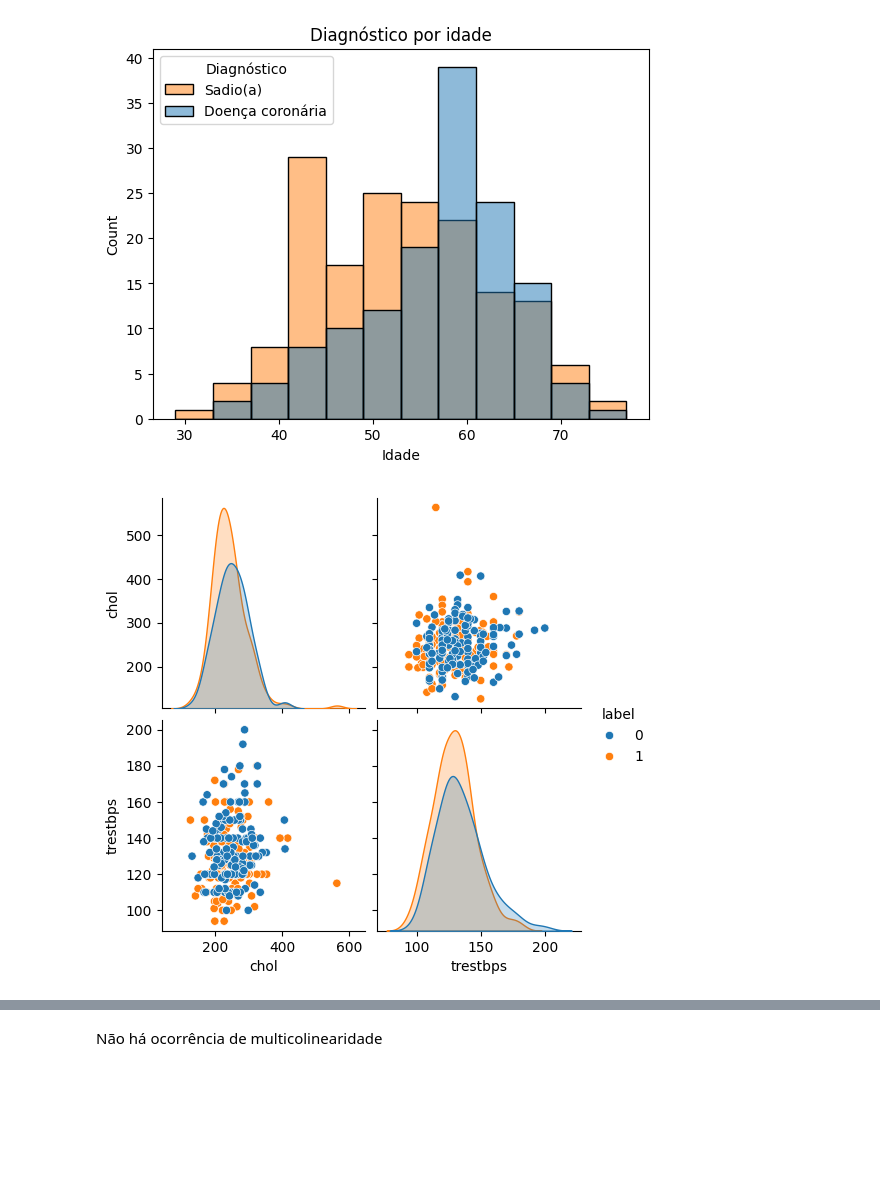
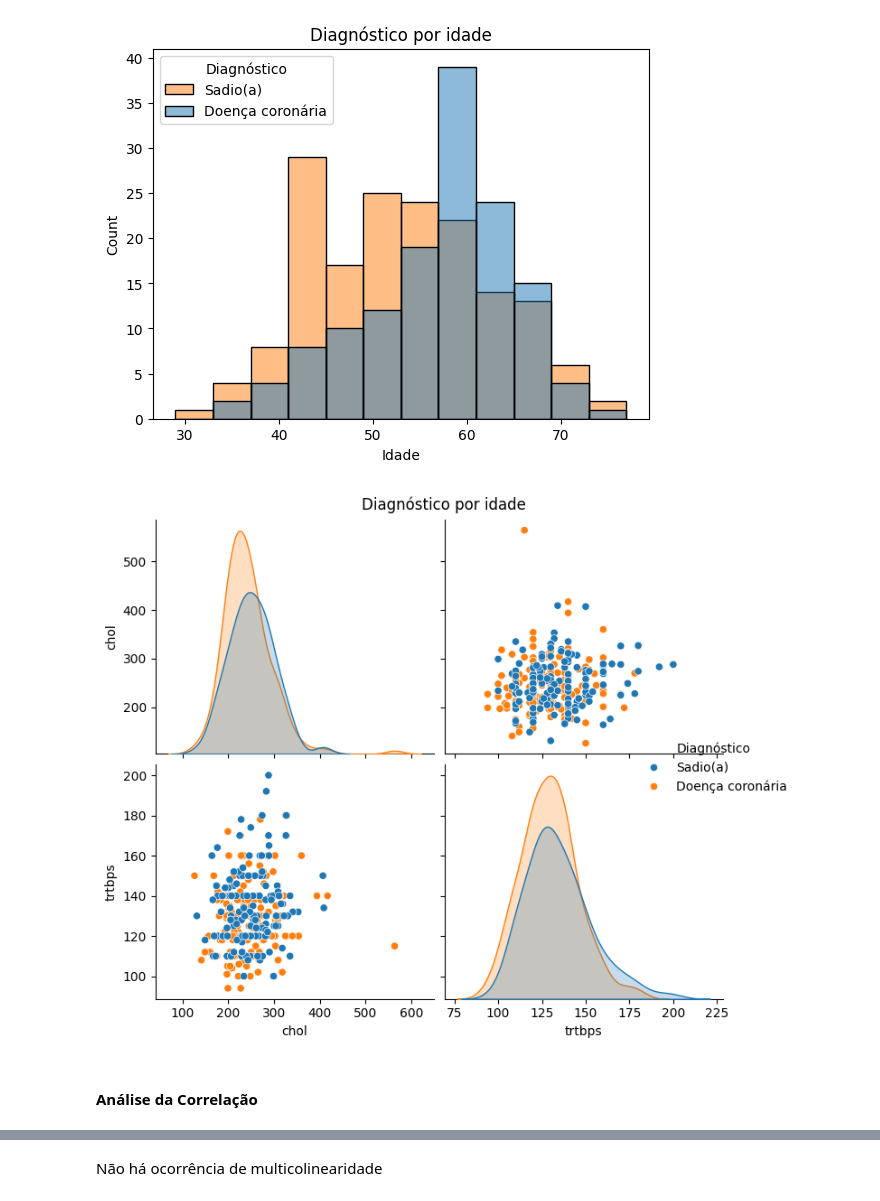
Before and after one commit to andrerizzo/Heart_Failure_Prediction_ML, a Jupyter notebook: Heart_Failure_Prediction_v1.ipynb, the cells around one changed output, grey strips where cells are left out. Saved outputs shown, nothing was run; the diff lists cells and outputs as text; code cells hidden in the pictures; blank space fills up the shorter version.

```diff
--- a/Heart_Failure_Prediction_v1.ipynb
+++ b/Heart_Failure_Prediction_v1.ipynb
@@ -496,15 +525,20 @@ plt.show()
 # %% [output]
 [figure]
 # %%
-ax = sns.pairplot(df[['chol', 'trestbps', 'label']], hue="label")
+ax = sns.pairplot(df[['chol', 'trtbps', 'output']], hue="output", height=3, aspect=1.2)
 # Adicionar título ao gráfico
-plt.title('Diagnóstico por idade')
+plt.suptitle('Diagnóstico por idade', y=1.02)
 # Customizar o título da legenda do hue
 new_hue_labels = ['Sadio(a)', 'Doença coronária']
-#t.legend(title='Diagnóstico', labels=new_hue_labels)
+for t, l in zip(ax._legend.texts, new_hue_labels):
+    t.set_text(l)
+
+ax._legend.set_title('Diagnóstico')
 plt.show()
 # %% [output]
-[figure, old version]
+[figure, new version]
+# %% [markdown]
+#### Análise da Correlação
 # %%
 #Create a correlation heatmap
 corr = df.corr(method='spearman')
```
Also changed, not shown: parts of 55 cells of this notebook.
